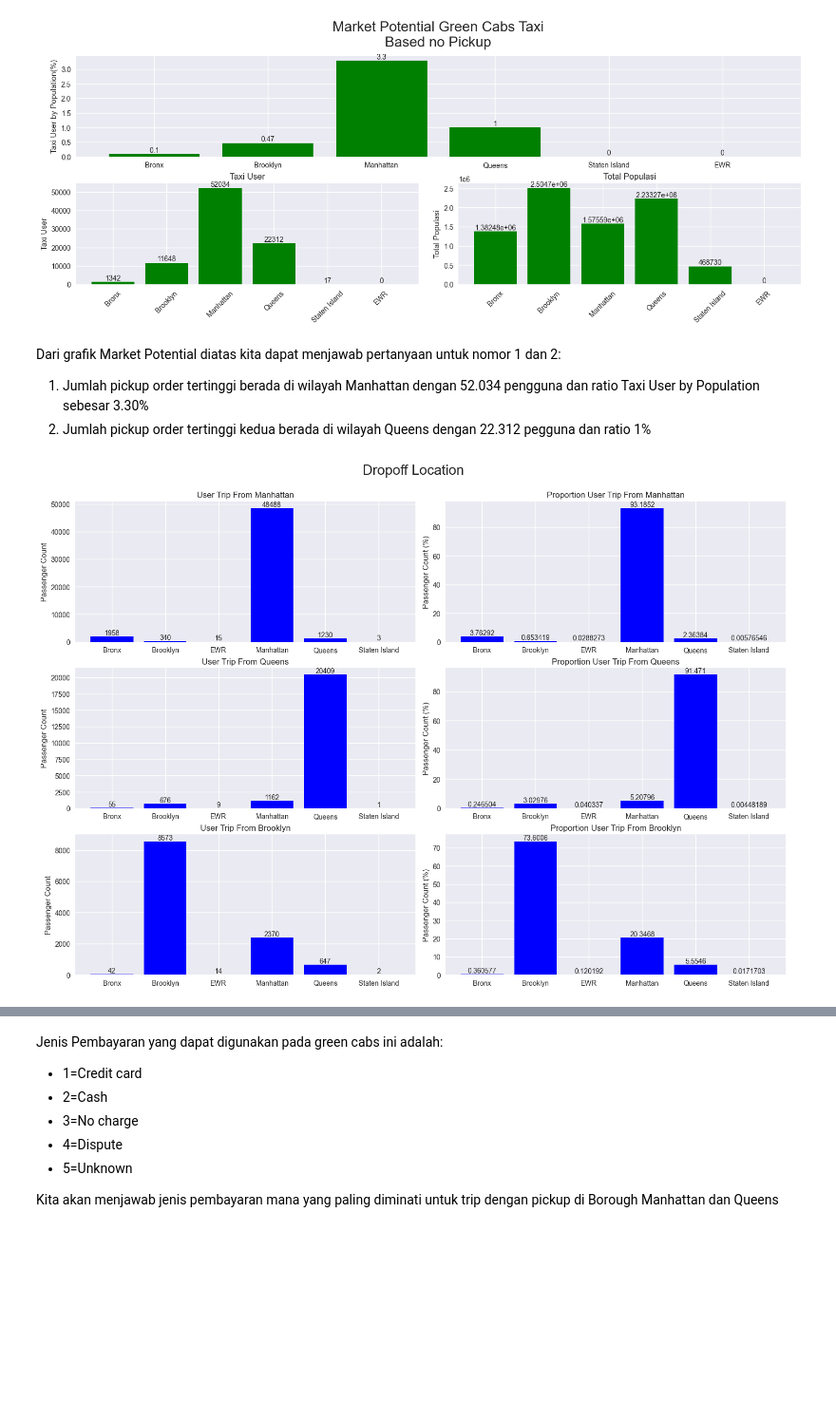
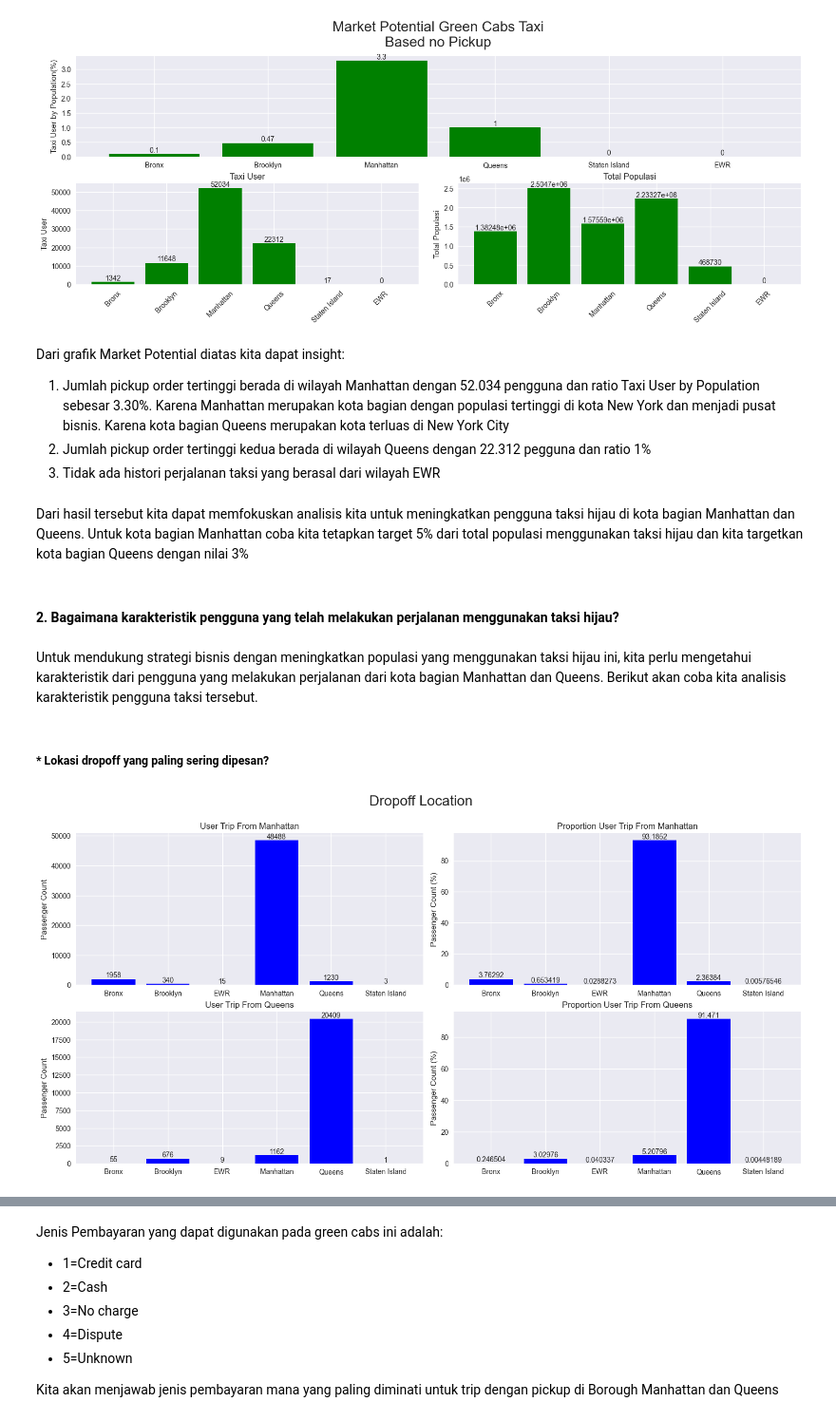
Before and after one commit to fathurizkym/ecommerce_churn_analysis, a Jupyter notebook: notebooks/Data_Analysis.ipynb, the cells around one changed output, grey strips where cells are left out. Shown at 95% size. Drawn from its saved outputs; the diff is of its cells as text; code cells hidden in the pictures; blank space fills up the shorter version.

```diff
--- a/notebooks/Data_Analysis.ipynb
+++ b/notebooks/Data_Analysis.ipynb
@@ -165,10 +187,21 @@ plt.show();
 # %% [output]
 [figure]
 # %% [markdown]
-Dari grafik Market Potential diatas kita dapat menjawab pertanyaan untuk nomor 1 dan 2:
-1. Jumlah pickup order tertinggi berada di wilayah Manhattan dengan 52.034 pengguna dan ratio Taxi User by Population sebesar 3.30%
+Dari grafik Market Potential diatas kita dapat insight:
+1. Jumlah pickup order tertinggi berada di wilayah Manhattan dengan 52.034 pengguna dan ratio Taxi User by Population sebesar 3.30%. Karena Manhattan merupakan kota bagian dengan populasi tertinggi di kota New York dan menjadi pusat bisnis. Karena kota bagian Queens merupakan kota terluas di New York City
 2. Jumlah pickup order tertinggi kedua berada di wilayah Queens dengan 22.312 pegguna dan ratio 1%
+3. Tidak ada histori perjalanan taksi yang berasal dari wilayah EWR
+# %% [markdown]
+Dari hasil tersebut kita dapat memfokuskan analisis kita untuk meningkatkan pengguna taksi hijau di kota bagian Manhattan dan Queens. Untuk kota bagian Manhattan coba kita tetapkan target 5% dari total populasi menggunakan taksi hijau dan kita targetkan kota bagian Queens dengan nilai 3%
+# %% [markdown]
+#### 2. Bagaimana karakteristik pengguna yang telah melakukan perjalanan menggunakan taksi hijau?
+# %% [markdown]
+Untuk mendukung strategi bisnis dengan meningkatkan populasi yang menggunakan taksi hijau ini, kita perlu mengetahui karakteristik dari pengguna yang melakukan perjalanan dari kota bagian Manhattan dan Queens. Berikut akan coba kita analisis karakteristik pengguna taksi tersebut.
+# %% [markdown]
+##### * Lokasi dropoff yang paling sering dipesan?
 # %%
+# Cek lokasi dropoff terbanyak untuk trip sesuai dengan lokasi pickupnya
+
 # Create Dropoff Location
 
 # Create dataframe trip pickup
@@ -182,7 +215,7 @@ PU_Staten_Island = df[df.PU_Borough == "Staten Island"].groupby("DO_Borough").ag
 
 # create figure and axes for plot data
 fig, ax = plt.subplots(
-    nrows=3,
+    nrows=2,
     ncols=2,
     figsize=(15,10),
     constrained_layout=True,
@@ -215,50 +248,50 @@ ax3.bar(
     PU_Queens["DO_Borough"],
     PU_Queens["passenger_count"], color="Blue"
 )
 ax3.set_title("User Trip From Queens")
 ax3.set_ylabel("Passenger Count")
 plt.xticks(rotation=0)
 # Proportion From Queens
 ax4 = plt.subplot2grid((3,2), (1,1));
 ax4.bar(
     PU_Queens["DO_Borough"],
     (PU_Queens["passenger_count"]/PU_Queens["passenger_count"].sum()*100), color="Blue"
 )
 ax4.set_title("Proportion User Trip From Queens")
 ax4.set_ylabel("Passenger Count (%)")
 plt.xticks(rotation=0)
 
 
-# Trip From Brooklyn
-ax5 = plt.subplot2grid((3,2), (2,0))
-ax5.bar(
-    PU_Brooklyn["DO_Borough"],
-    PU_Brooklyn["passenger_count"], color="Blue"
-);
-ax5.set_title("User Trip From Brooklyn")
-ax5.set_ylabel("Passenger Count")
-plt.xticks(rotation=0);
-# Proportion From Brooklyn
-ax6 = plt.subplot2grid((3,2), (2,1))
-ax6.bar(
-    PU_Brooklyn["DO_Borough"],
-    (PU_Brooklyn["passenger_count"]/PU_Brooklyn["passenger_count"].sum()*100), color="Blue"
-);
-ax6.set_title("Proportion User Trip From Brooklyn")
-ax6.set_ylabel("Passenger Count (%)")
-plt.xticks(rotation=0);
+# # Trip From Brooklyn
+# ax5 = plt.subplot2grid((3,2), (2,0))
+# ax5.bar(
+#     PU_Brooklyn["DO_Borough"],
+#     PU_Brooklyn["passenger_count"], color="Blue"
+# );
+# ax5.set_title("User Trip From Brooklyn")
+# ax5.set_ylabel("Passenger Count")
+# plt.xticks(rotation=0);
+# # Proportion From Brooklyn
+# ax6 = plt.subplot2grid((3,2), (2,1))
+# ax6.bar(
+#     PU_Brooklyn["DO_Borough"],
+#     (PU_Brooklyn["passenger_count"]/PU_Brooklyn["passenger_count"].sum()*100), color="Blue"
+# );
+# ax6.set_title("Proportion User Trip From Brooklyn")
+# ax6.set_ylabel("Passenger Count (%)")
+# plt.xticks(rotation=0);
 
 plt.suptitle("Dropoff Location", fontsize=20, y=1.05)
 
 # Annotation
 ax1.bar_label(ax1.containers[0]);
 ax2.bar_label(ax2.containers[0]);
 ax3.bar_label(ax3.containers[0]);
 ax4.bar_label(ax4.containers[0]);
 ax5.bar_label(ax5.containers[0]);
 ax6.bar_label(ax6.containers[0]);
 
 plt.show();
 # %% [output]
-[figure, old version]
+[figure, new version]
 # %% [markdown]
```
Also changed, not shown: parts of 30 cells of this notebook.
